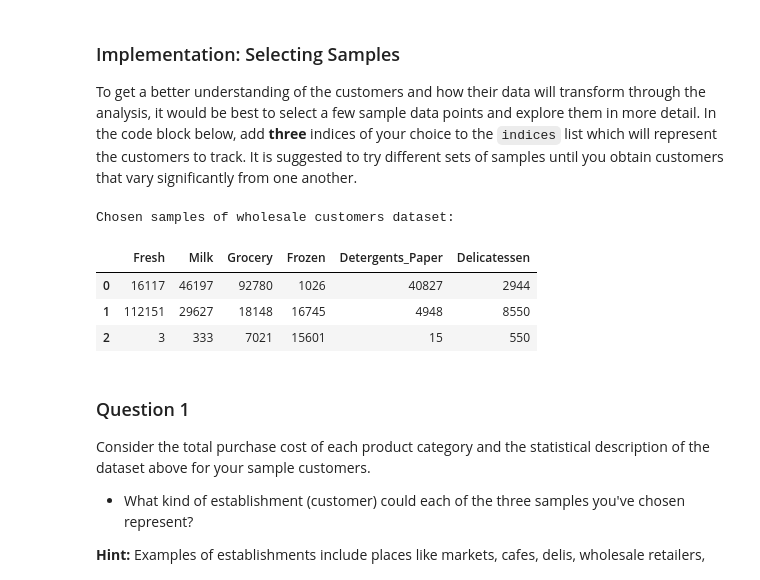
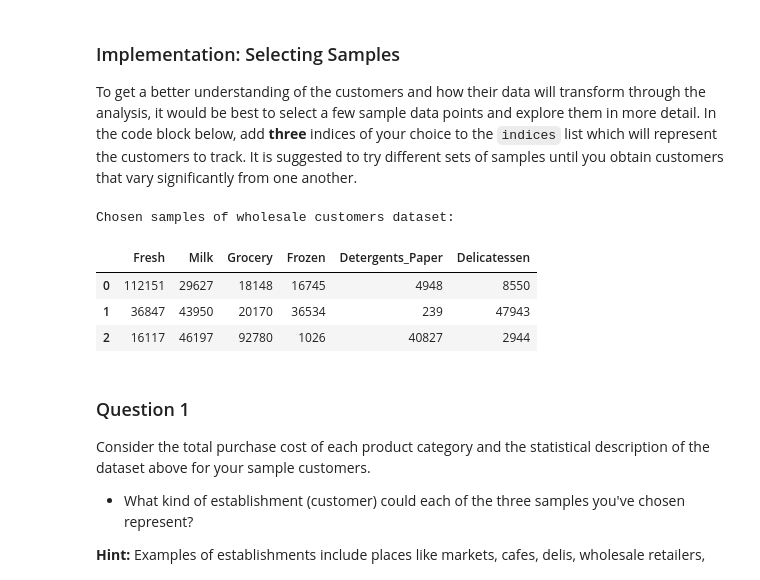
Before and after one commit to ashish1500616/Machine-Learning-Projects, a Jupyter notebook: p3_customer_segments/customer_segments.ipynb, the cells around one changed output. Cells and saved outputs as stored; diff of their text form; code cells hidden in the pictures.

```diff
--- a/p3_customer_segments/customer_segments.ipynb
+++ b/p3_customer_segments/customer_segments.ipynb
@@ -62,20 +62,18 @@ display(data.describe())
 To get a better understanding of the customers and how their data will transform through the analysis, it would be best to select a few sample data points and explore them in more detail. In the code block below, add **three** indices of your choice to the `indices` list which will represent the customers to track. It is suggested to try different sets of samples until you obtain customers that vary significantly from one another.
 # %%
 # TODO: Select three indices of your choice you wish to sample from the dataset
-# indices = [data['Fresh'].idxmax(), data['Delicatessen'].idxmax(), data['Grocery'].idxmax()]
-
-indices = [85, 181, 338]
+indices = [data['Fresh'].idxmax(), data['Delicatessen'].idxmax(), data['Grocery'].idxmax()]
 
 # Create a DataFrame of the chosen samples
 samples = pd.DataFrame(data.loc[indices], columns = data.keys()).reset_index(drop = True)
 print("Chosen samples of wholesale customers dataset:")
 display(samples)
 # %% [output]
 Chosen samples of wholesale customers dataset:
 |  | Fresh | Milk | Grocery | Frozen | Detergents_Paper | Delicatessen |
-| 0 | 16117 | 46197 | 92780 | 1026 | 40827 | 2944 |
-| 1 | 112151 | 29627 | 18148 | 16745 | 4948 | 8550 |
-| 2 | 3 | 333 | 7021 | 15601 | 15 | 550 |
+| 0 | 112151 | 29627 | 18148 | 16745 | 4948 | 8550 |
+| 1 | 36847 | 43950 | 20170 | 36534 | 239 | 47943 |
+| 2 | 16117 | 46197 | 92780 | 1026 | 40827 | 2944 |
 # %% [markdown]
 ### Question 1
 Consider the total purchase cost of each product category and the statistical description of the dataset above for your sample customers.
```
Also changed, not shown: parts of 39 cells of this notebook, 1 other file.
